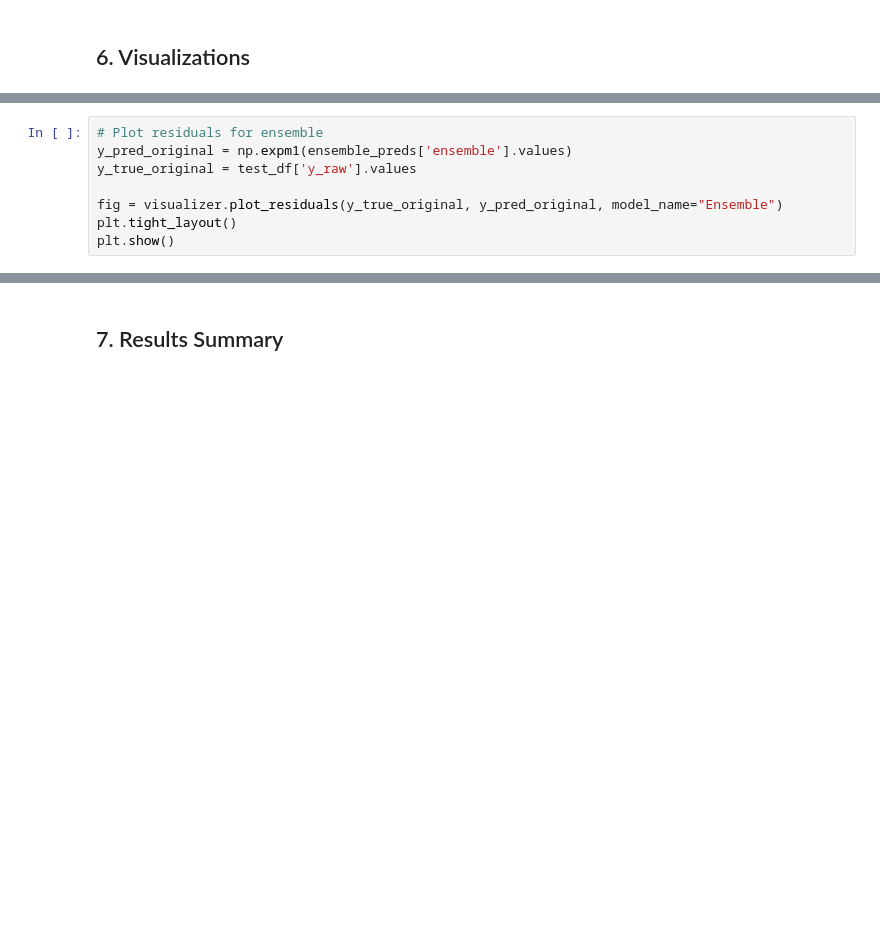
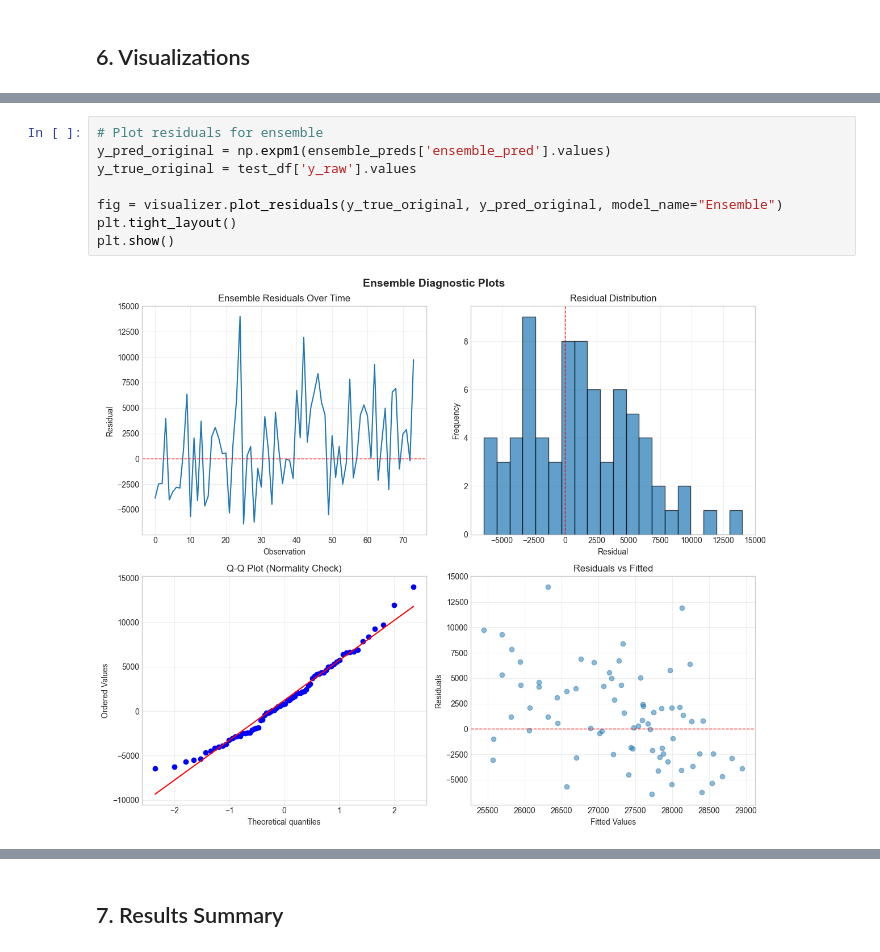
Before and after one commit to avkbsurya119/SocialProphet, a Jupyter notebook: notebooks/02_Forecasting.ipynb, the cells around one changed output, grey strips where cells are left out. Saved outputs shown, nothing was run; the diff lists cells and outputs as text; blank space fills up the shorter version.

```diff
--- a/notebooks/02_Forecasting.ipynb
+++ b/notebooks/02_Forecasting.ipynb
@@ -442,11 +484,13 @@ plt.show()
 # %%
 # Plot residuals for ensemble
-y_pred_original = np.expm1(ensemble_preds['ensemble'].values)
+y_pred_original = np.expm1(ensemble_preds['ensemble_pred'].values)
 y_true_original = test_df['y_raw'].values
 
 fig = visualizer.plot_residuals(y_true_original, y_pred_original, model_name="Ensemble")
 plt.tight_layout()
 plt.show()
+# %% [output]
+[figure, added]
 # %%
 # Plot model comparison metrics
 fig = visualizer.plot_model_comparison(comparison)
```
Also changed, not shown: parts of 13 cells of this notebook, 1 other file.
